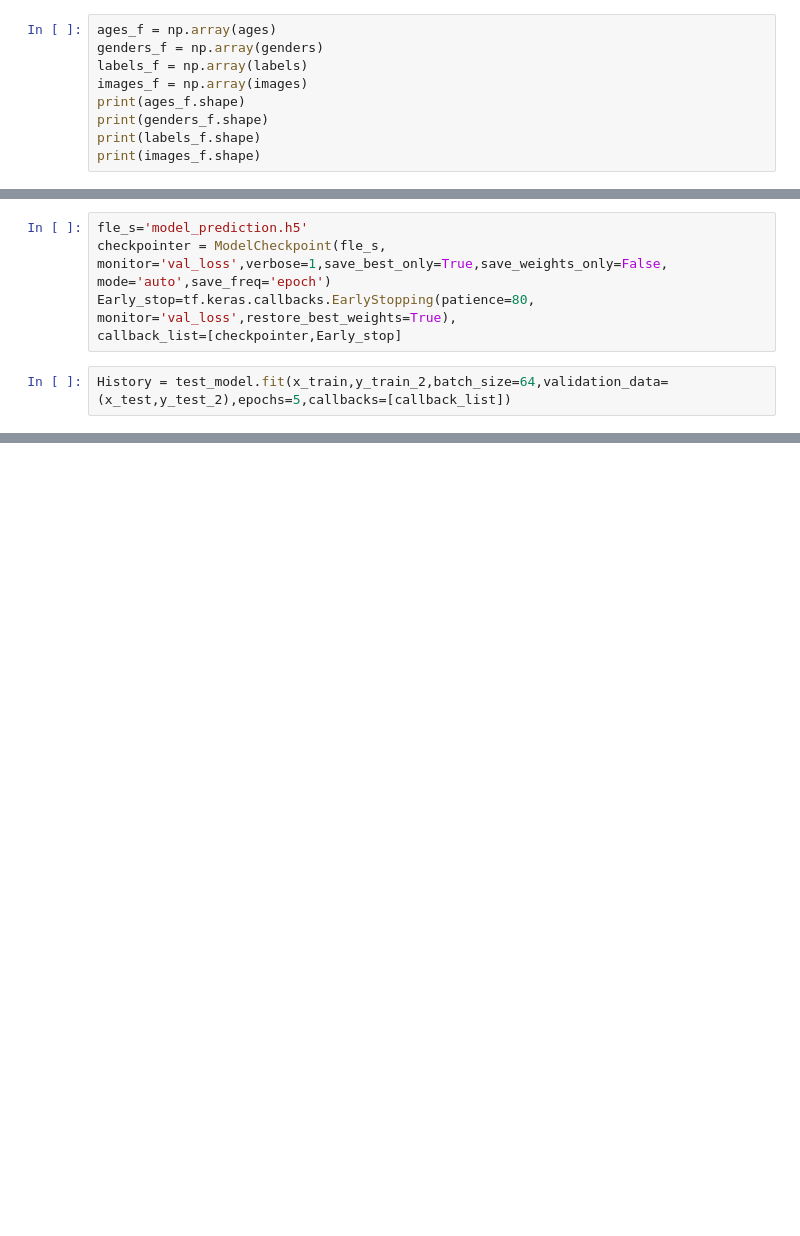
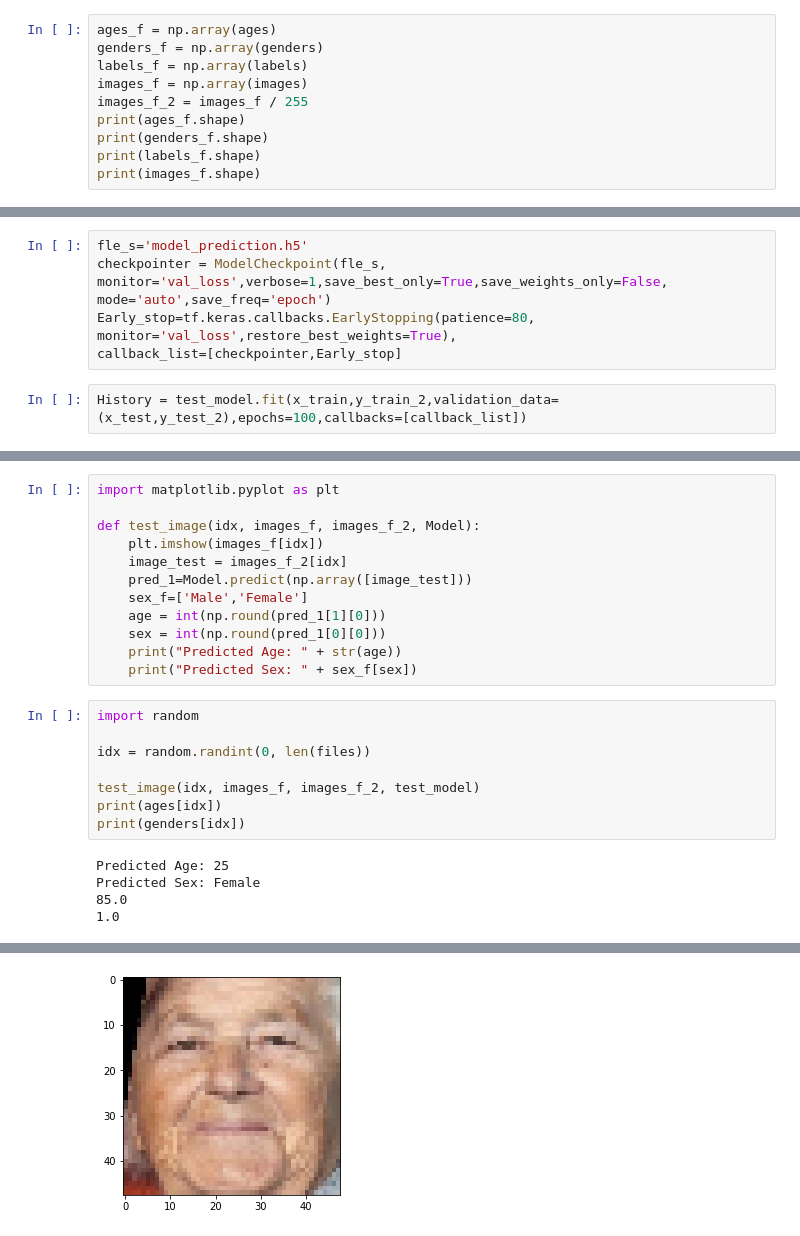
Before and after one commit to reeteshsudhakar/utk-image-classifier, a Jupyter notebook: utk-image-classification.ipynb, the cells around one changed output, grey strips where cells are left out. Cells and saved outputs as stored; diff of their text form; blank space fills up the shorter version.

```diff
--- a/utk-image-classification.ipynb
+++ b/utk-image-classification.ipynb
@@ -241,6 +240,7 @@ ages_f = np.array(ages)
 genders_f = np.array(genders)
 labels_f = np.array(labels)
 images_f = np.array(images)
+images_f_2 = images_f / 255
 print(ages_f.shape)
 print(genders_f.shape)
 print(labels_f.shape)
@@ -349,5 +349,5 @@ checkpointer = ModelCheckpoint(fle_s, monitor='val_loss',verbose=1,save_best_onl
 Early_stop=tf.keras.callbacks.EarlyStopping(patience=80, monitor='val_loss',restore_best_weights=True),
 callback_list=[checkpointer,Early_stop]
 # %%
-History = test_model.fit(x_train,y_train_2,batch_size=64,validation_data=(x_test,y_test_2),epochs=5,callbacks=[callback_list])
+History = test_model.fit(x_train,y_train_2,validation_data=(x_test,y_test_2),epochs=100,callbacks=[callback_list])
 # %% [output]
@@ -370,0 +395,25 @@ Epoch 5: val_loss improved from 20.14180 to 20.02929, saving model to model_pred
+# %%
+import matplotlib.pyplot as plt
+
+def test_image(idx, images_f, images_f_2, Model):
+    plt.imshow(images_f[idx])
+    image_test = images_f_2[idx]
+    pred_1=Model.predict(np.array([image_test]))
+    sex_f=['Male','Female']
+    age = int(np.round(pred_1[1][0]))
+    sex = int(np.round(pred_1[0][0]))
+    print("Predicted Age: " + str(age))
+    print("Predicted Sex: " + sex_f[sex])
+# %%
+import random
+
+idx = random.randint(0, len(files))
+
+test_image(idx, images_f, images_f_2, test_model)
+print(ages[idx])
+print(genders[idx])
+# %% [output]
+Predicted Age: 25
+Predicted Sex: Female
+85.0
+1.0
@@ -370,0 +421 @@ Epoch 5: val_loss improved from 20.14180 to 20.02929, saving model to model_pred
+[figure, added]
```
Also changed, not shown: parts of 7 cells of this notebook, 1 other file.
